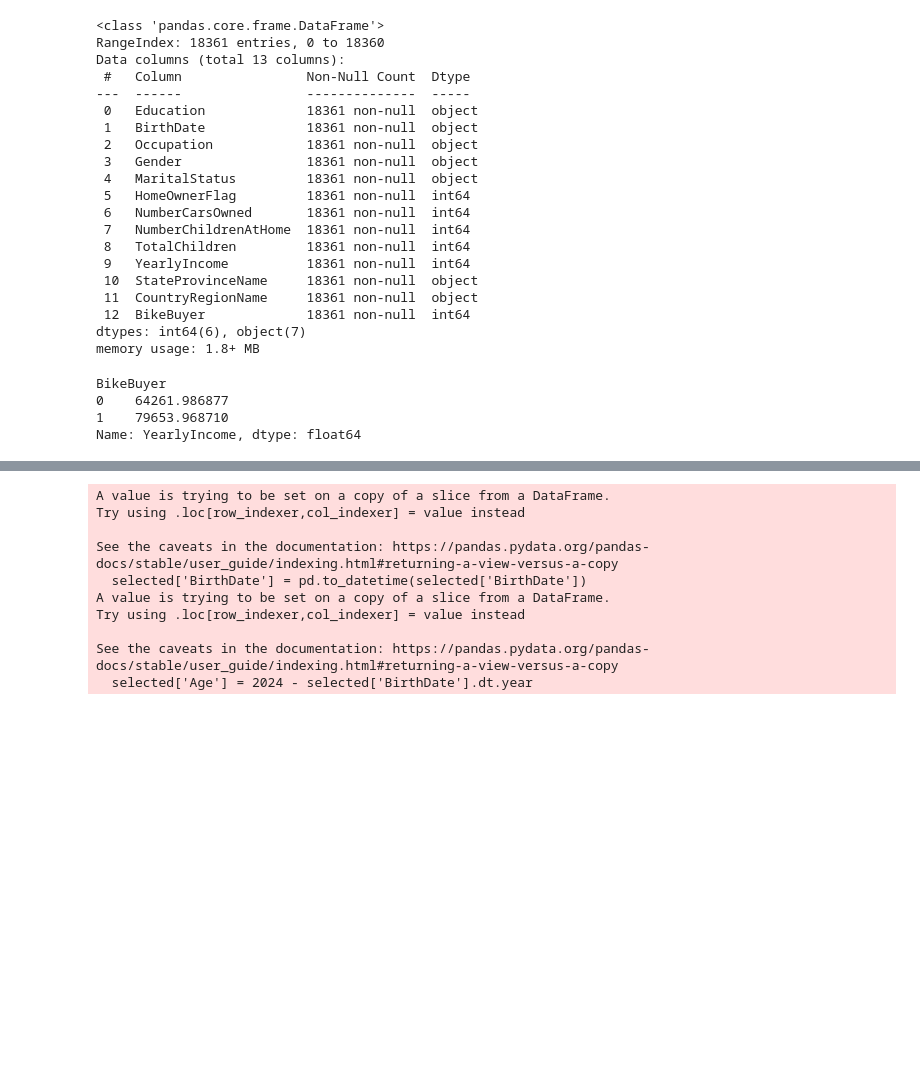
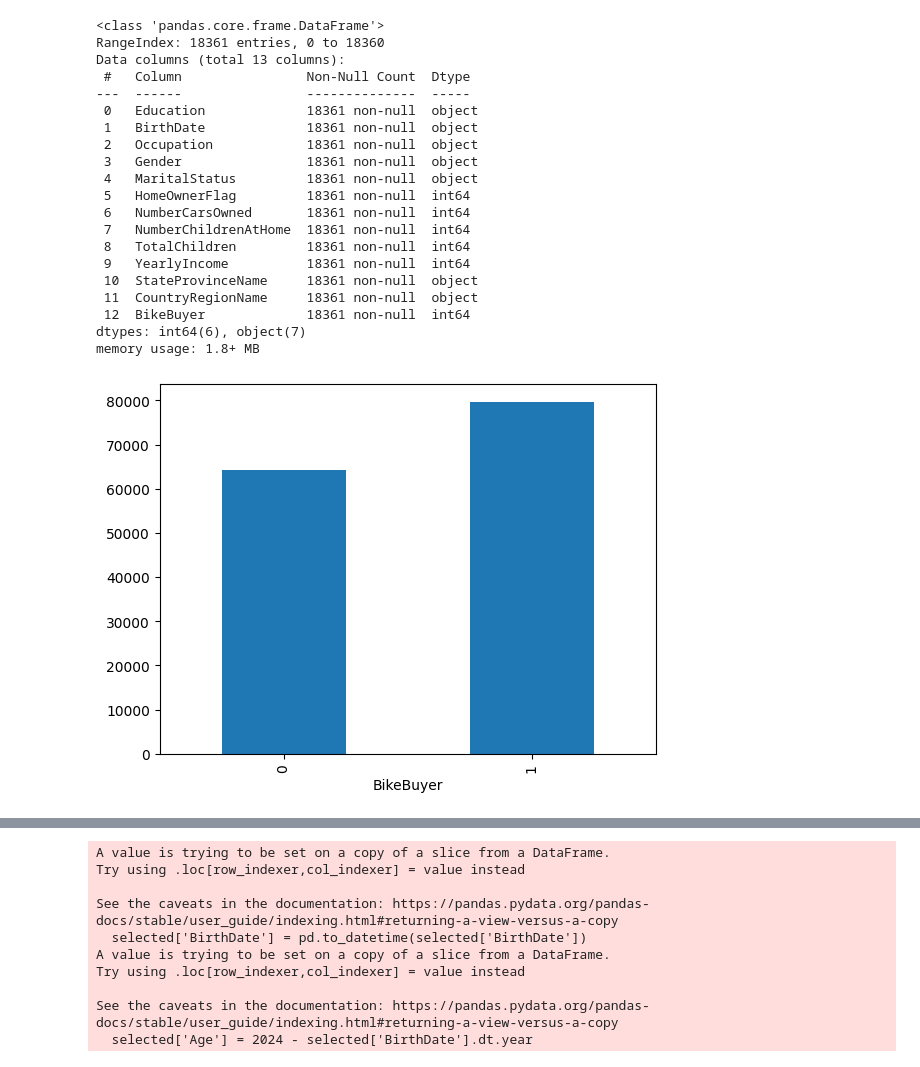
Before and after one commit to YaminiAhuja/Data-Analytics-FinalAssignments, a Jupyter notebook: Assignment_3 (1).ipynb, the cells around one changed output, grey strips where cells are left out. Cells and saved outputs as stored; diff of their text form; code cells hidden in the pictures; blank space fills up the shorter version.

```diff
--- a/Assignment_3 (1).ipynb
+++ b/Assignment_3 (1).ipynb
@@ -150,10 +151,9 @@ dtypes: int64(6), object(7)
 memory usage: 1.8+ MB
 # %%
 selected.groupby("BikeBuyer")['YearlyIncome'].mean()
+selected.groupby("BikeBuyer")['YearlyIncome'].mean().plot(kind='bar')
+plt.show()
 # %% [output]
-BikeBuyer
-0    64261.986877
-1    79653.968710
-Name: YearlyIncome, dtype: float64
+[figure, added]
 # %%
 (selected.groupby('NumberCarsOwned')['BikeBuyer'].mean() * 100)
```
Also changed, not shown: parts of 3 cells of this notebook.
